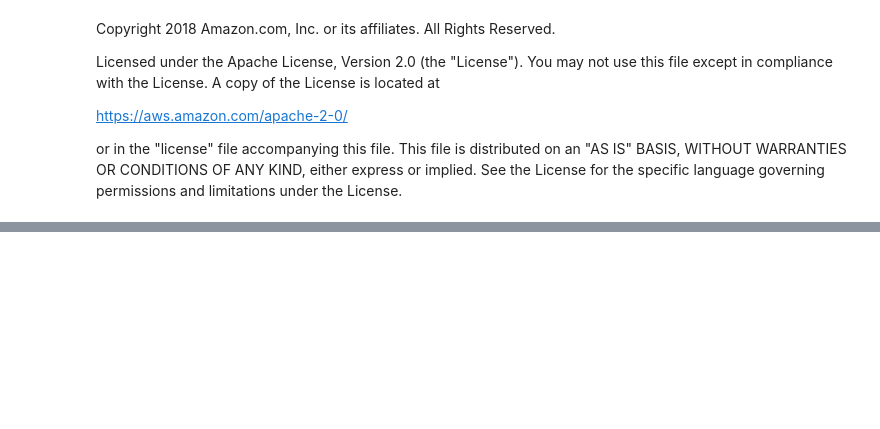
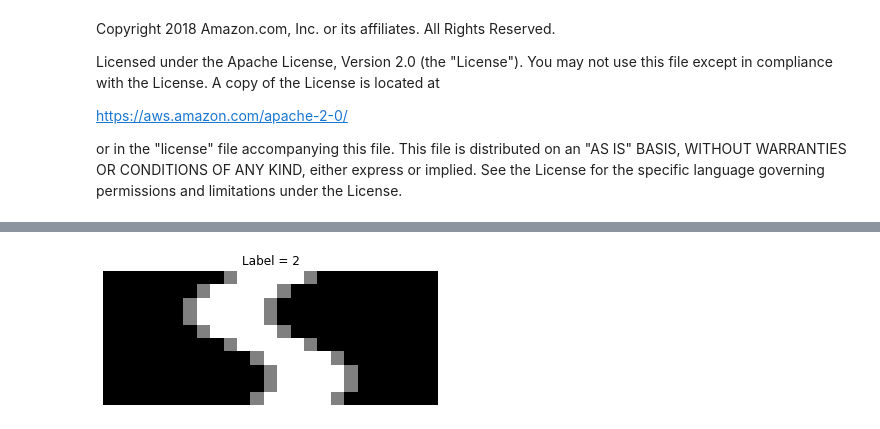
Before and after one commit to pkgit123/edx-aws-sagemaker-course, a Jupyter notebook: week2/exercise2.2/Amazon-SageMaker-high-level-Python-library.ipynb, the cells around one changed output, grey strips where cells are left out. Cells and saved outputs as stored; diff of their text form; code cells hidden in the pictures; blank space fills up the shorter version.

```diff
--- a/week2/exercise2.2/Amazon-SageMaker-high-level-Python-library.ipynb
+++ b/week2/exercise2.2/Amazon-SageMaker-high-level-Python-library.ipynb
@@ -14,23 +34,23 @@ specific language governing permissions and limitations under the License.
 # %%
-import pandas as pd
-import numpy as np
-
-df = pd.read_csv('training.csv', header=None)
-matrix = df.as_matrix()
+# pandas documentation version 0.25.1 says use df.values() instead ... tried df.values instead, that works
+# https://pandas.pydata.org/pandas-docs/version/0.25.1/reference/api/pandas.DataFrame.as_matrix.html
+matrix = df.values
 
 %matplotlib inline
 import matplotlib.pyplot as plt
 
 def show_road(img, caption='', subplot=None):
     if subplot==None:
         _,(subplot)=plt.subplots(1,1)
     imgr=img.reshape((10,25))
     subplot.axis('off')
     subplot.imshow(imgr, cmap='gray')
     plt.title(caption)
 
 row = 15
 show_road(matrix[row][1:], "Label = {}".format(matrix[row][0]))
+# %% [output]
+[figure, added]
 # %%
 import sagemaker
 from sagemaker import get_execution_role
```
Also changed, not shown: parts of 5 cells of this notebook.
